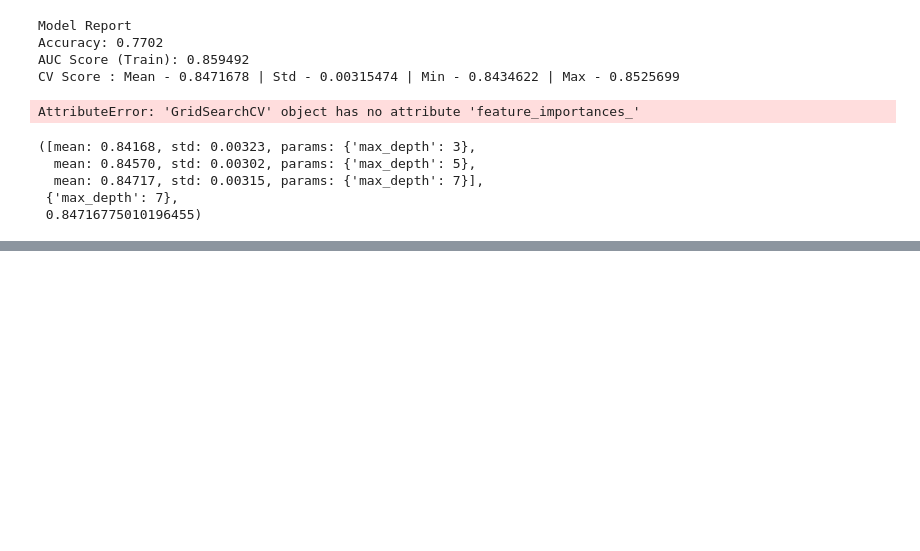
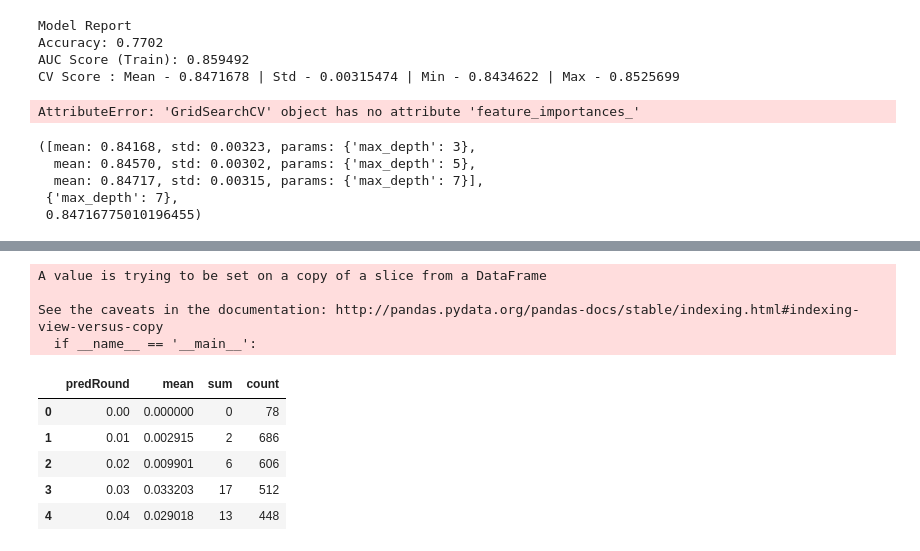
Before and after one commit to WesleyPasfield/March_Madness, a Jupyter notebook: MarchMadness.ipynb, the cells around one changed output, grey strips where cells are left out. Saved outputs shown, nothing was run; the diff lists cells and outputs as text; code cells hidden in the pictures; blank space fills up the shorter version.

```diff
--- a/MarchMadness.ipynb
+++ b/MarchMadness.ipynb
@@ -527,0 +516,32 @@ array([[ 0.68761265,  0.31238735],
+# %%
+X_test.drop(['id','Win'],inplace=True,axis=1,errors='ignore')
+
+predTest = gbmFin.predict_proba(X_test)
+predTestComp = pd.DataFrame({'pred' : predTest[:,1],
+                             'Win': X_testWin['Win']})
+
+predTestComp['predRound'] = np.round(predTestComp['pred'], decimals=2) # Round prediction % for ease of interpretation
+predTestComp['diff'] = abs(predTestComp['Win'] - predTestComp['pred'])
+predTestComp['bin'] = 0
+def f(df):
+    if df['diff'] < 0.5:
+        val = 1
+    else:
+        val = 0
+    return val
+
+predTestComp['bin'] = predTestComp.apply(f, axis=1)
+predTestComp.head(n=10)
+grouped = predTestComp.groupby(['predRound'])['Win'].agg(['mean', 'sum', 'count']).reset_index()
+groupedPred = predTestComp.groupby(['predRound'])['bin'].agg(['mean', 'sum', 'count'])
+# %% [output]
+A value is trying to be set on a copy of a slice from a DataFrame
+
+See the caveats in the documentation: http://pandas.pydata.org/pandas-docs/stable/indexing.html#indexing-view-versus-copy
+  if __name__ == '__main__':
+|  | predRound | mean | sum | count |
+| 0 | 0.00 | 0.000000 | 0 | 78 |
+| 1 | 0.01 | 0.002915 | 2 | 686 |
+| 2 | 0.02 | 0.009901 | 6 | 606 |
+| 3 | 0.03 | 0.033203 | 17 | 512 |
+| 4 | 0.04 | 0.029018 | 13 | 448 |
```
Also changed, not shown: parts of 14 cells of this notebook, 1 other file.
